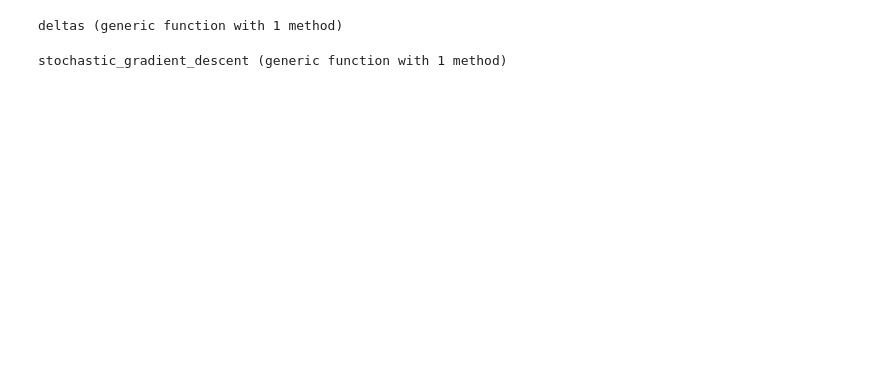
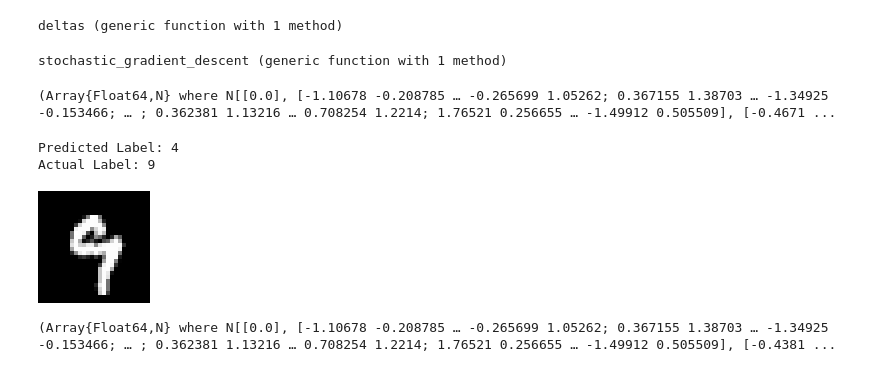
Before and after one commit to RandyRDavila/Teaching, a Jupyter notebook: UHD_DATA/DATA_4319/Neural_Network/MSE_MNIST_NeuralNetwork.ipynb, the cells around one changed output. Cells and saved outputs as stored; diff of their text form; code cells hidden in the pictures; blank space fills up the shorter version.

```diff
--- a/UHD_DATA/DATA_4319/Neural_Network/MSE_MNIST_NeuralNetwork.ipynb
+++ b/UHD_DATA/DATA_4319/Neural_Network/MSE_MNIST_NeuralNetwork.ipynb
@@ -203,10 +212,10 @@ end
 # %% [output]
 stochastic_gradient_descent (generic function with 1 method)
 # %%
-W_test, b_test = initialize_weights(784, [16, 16], 10);
+#W_test, b_test = initialize_weights(784, [16, 16], 10);
 W1, b1 = stochastic_gradient_descent(W_test, b_test, train_data, 10, 10, 0.034, show_cost = true)
 plot!()
 # %%
-W_test, b_test = initialize_weights(784, [16, 16], 10);
-W1, b1 = stochastic_gradient_descent(W_test, b_test, train_data, 10, 50000, 0.34)
-plot!()
+W_test, b_test = stochastic_gradient_descent(W_test, b_test, train_data, 10, 10000, 0.034)
+# %% [output]
+(Array{Float64,N} where N[[0.0], [-1.10678 -0.208785 … -0.265699 1.05262; 0.367155 1.38703 … -1.34925 -0.153466; … ; 0.362381 1.13216 … 0.708254 1.2214; 1.76521 0.256655 … -1.49912 0.505509], [-0.4671 ...
@@ -217,4 +222,10 @@ plot!()
+# %%
+random_test(W_test, b_test, test_data, test_y)
+# %% [output]
+Predicted Label: 4
+Actual Label: 9
+[figure, added]
 # %%
-W_test, b_test = initialize_weights(784, [60, 60], 10);
-W1, b1 = stochastic_gradient_descent(W_test, b_test, train_data, 10, 100, 0.34, show_cost = true)
-plot!()
+W_test, b_test = stochastic_gradient_descent(W_test, b_test, train_data, 10, 10000, 0.034)
+# %% [output]
+(Array{Float64,N} where N[[0.0], [-1.10678 -0.208785 … -0.265699 1.05262; 0.367155 1.38703 … -1.34925 -0.153466; … ; 0.362381 1.13216 … 0.708254 1.2214; 1.76521 0.256655 … -1.49912 0.505509], [-0.4381 ...
```
Also changed, not shown: parts of 10 cells of this notebook, 3 other files.
